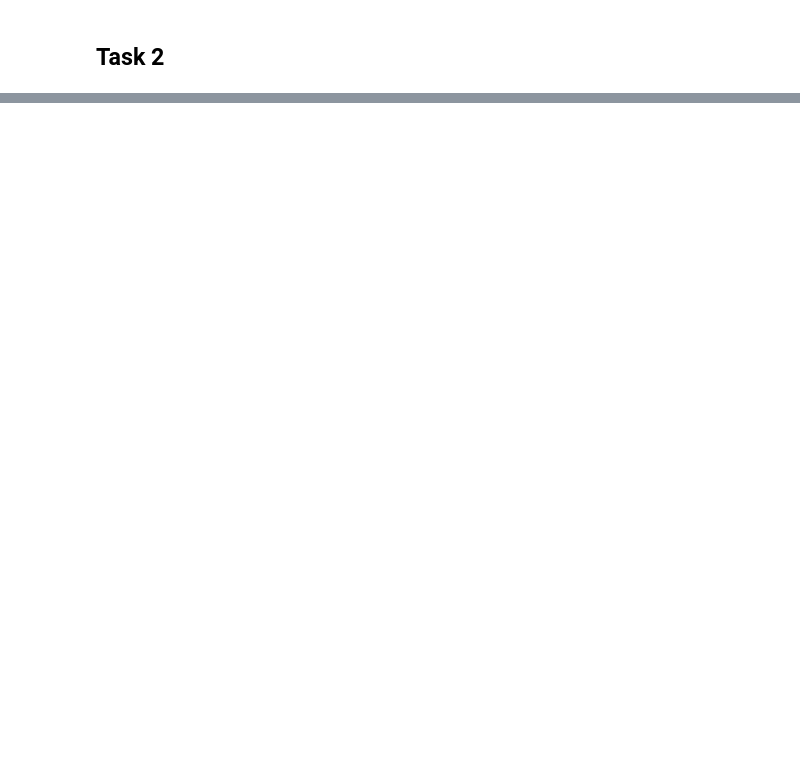
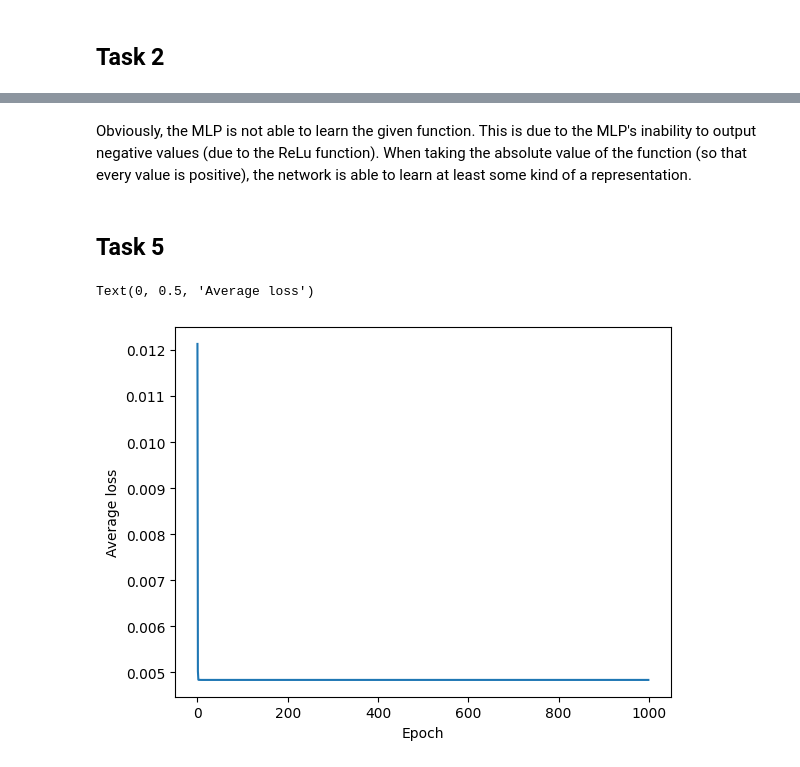
Before and after one commit to arschreiber/IANNwTF, a Jupyter notebook: hw2/hw2.ipynb, the cells around one changed output, grey strips where cells are left out. Drawn from its saved outputs; the diff is of its cells as text; code cells hidden in the pictures; blank space fills up the shorter version.

Commit message:
Add solutions to tasks 3-5

```diff
--- a/hw2/hw2.ipynb
+++ b/hw2/hw2.ipynb
@@ -40,7 +49,7 @@ class Layer:
             n_units (int): Number of units (perceptrons) in the layer
             input_unit (int): Number of units in the previous layer
         """
-        self.weights = np.random.rand(input_unit, n_units)
+        self.weights = (np.random.rand(input_unit, n_units) - 0.5) * 2
         self.bias = np.zeros(n_units)
         self.input = None
         self.preact = None
@@ -82,13 +91,13 @@ class Layer:
         """
         return np.where(self.preact <= 0, 0, 1)
 
-    def compute_gradients(self, error_gradient: float) -> None:
+    def compute_gradients(self, error_gradient: np.array) -> None:
         """
         Compute and store the gradients given an error gradient
 
         Args:
-            error_gradient (float): Error gradient that is propagated back to
-                                    this layer
+            error_gradient (np.array): Error gradient that is propagated back
+                                       to this layer
         """
         self.activation_derivative = self.get_activation_derivative()
         self.bias_gradient = error_gradient * self.activation_derivative
@@ -99,17 +108,17 @@ class Layer:
         """
         Update the weights and bias according to the respective gradients
         """
-        learning_rate = 0.01
+        learning_rate = 0.005
         self.weights = self.weights - learning_rate * self.weight_gradient
         self.bias = self.bias - learning_rate * self.bias_gradient
 
-    def backward_step(self, error_gradient: float) -> np.array:
+    def backward_step(self, error_gradient: np.array) -> np.array:
         """
         Compute a backward step for backpropagating through this layer
 
         Args:
-            error_gradient (float): Error gradient that is propagated back to
-                                    this layer
+            error_gradient (np.array): Error gradient that is propagated back
+                                       to this layer
 
         Returns:
             np.array: Array of error gradients for the previous layer
@@ -119,0 +160,22 @@ class Layer:
+# %%
+def compute_loss(y: float, t: float) -> float:
+    return 0.5 * (y - t)**2
+
+def compute_loss_gradient(y: float, t: float) -> float:
+    return y - t
+
+network = MLP(1, 1, [10])
+
+loss_history = []
+
+for _ in range(1000):
+    loss_entry = []
+    # print("-"*50)
+    for value, target in zip(x, t):
+        output = network.forward_step([value])
+        loss = compute_loss(output, target)
+        loss_entry.append(loss)
+        loss_gradient = compute_loss_gradient(output, target)
+        network.backpropagation(loss_gradient)
+        loss_entry.append(loss)
+    loss_history.append(loss_entry)
@@ -119,0 +204,13 @@ class Layer:
+# %% [markdown]
+Obviously, the MLP is not able to learn the given function. This is due to the MLP's inability to output negative values (due to the ReLu function). When taking the absolute value of the function (so that every value is positive), the network is able to learn at least some kind of a representation.
+# %% [markdown]
+## Task 5
+# %%
+loss_mean = [sum(loss_entry) / len(loss_entry) for loss_entry in loss_history]
+
+plt.plot(loss_mean)
+plt.xlabel("Epoch")
+plt.ylabel("Average loss")
+# %% [output]
+Text(0, 0.5, 'Average loss')
+[figure, added]
```
Also changed, not shown: parts of 5 cells of this notebook.
